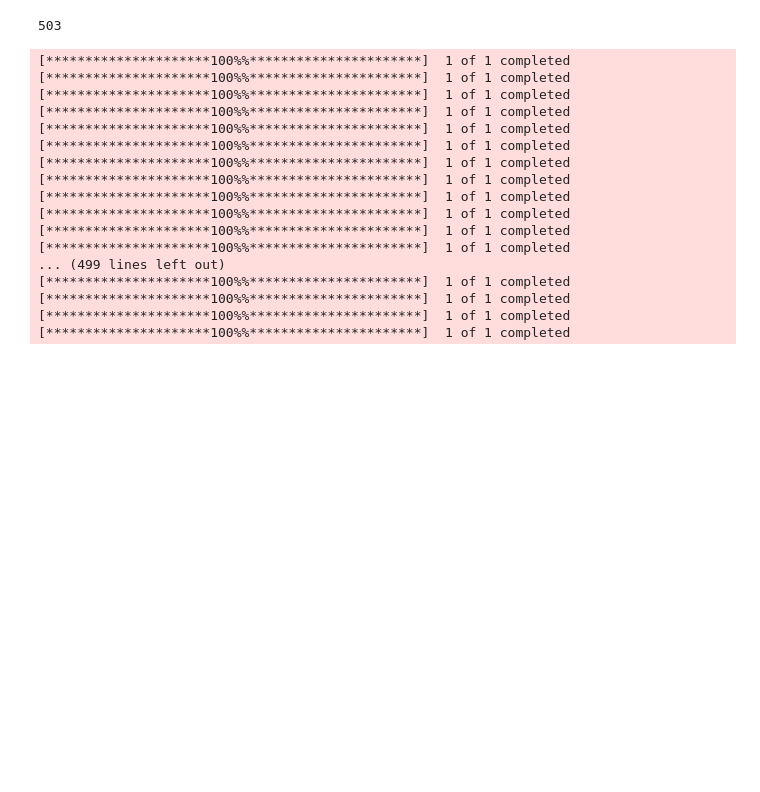
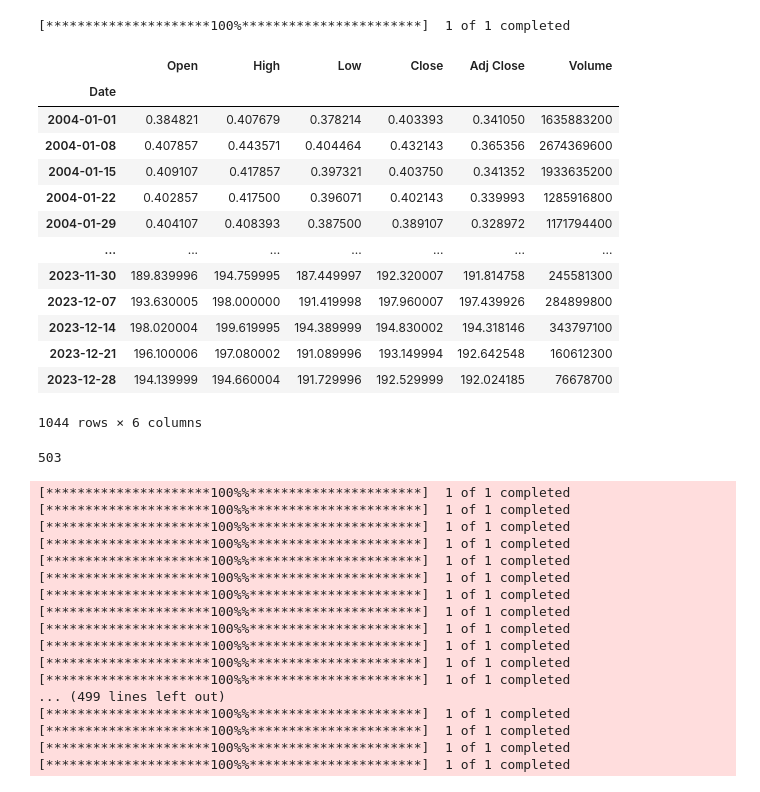
Before and after one commit to sinixy/dipsrc, a Jupyter notebook: test.ipynb, the cells around one changed output. Cells and saved outputs as stored; diff of their text form; code cells hidden in the pictures; blank space fills up the shorter version.

```diff
--- a/test.ipynb
+++ b/test.ipynb
@@ -2,6 +2,24 @@
 import yfinance
 import pandas as pd
 import json
+# %%
+yfinance.download('AAPL', start='2004-01-01', end='2024-01-01', interval='1wk')
+# %% [output]
+[*********************100%***********************]  1 of 1 completed
+|  | Open | High | Low | Close | Adj Close | Volume |
+| Date |  |  |  |  |  |  |
+| 2004-01-01 | 0.384821 | 0.407679 | 0.378214 | 0.403393 | 0.341050 | 1635883200 |
+| 2004-01-08 | 0.407857 | 0.443571 | 0.404464 | 0.432143 | 0.365356 | 2674369600 |
+| 2004-01-15 | 0.409107 | 0.417857 | 0.397321 | 0.403750 | 0.341352 | 1933635200 |
+| 2004-01-22 | 0.402857 | 0.417500 | 0.396071 | 0.402143 | 0.339993 | 1285916800 |
+| 2004-01-29 | 0.404107 | 0.408393 | 0.387500 | 0.389107 | 0.328972 | 1171794400 |
+| ... | ... | ... | ... | ... | ... | ... |
+| 2023-11-30 | 189.839996 | 194.759995 | 187.449997 | 192.320007 | 191.814758 | 245581300 |
+| 2023-12-07 | 193.630005 | 198.000000 | 191.419998 | 197.960007 | 197.439926 | 284899800 |
+| 2023-12-14 | 198.020004 | 199.619995 | 194.389999 | 194.830002 | 194.318146 | 343797100 |
+| 2023-12-21 | 196.100006 | 197.080002 | 191.089996 | 193.149994 | 192.642548 | 160612300 |
+| 2023-12-28 | 194.139999 | 194.660004 | 191.729996 | 192.529999 | 192.024185 | 76678700 |
+1044 rows × 6 columns
 # %%
 import sqlite3
 connection = sqlite3.connect('data.db')
```
Also changed, not shown: 13 other files.
